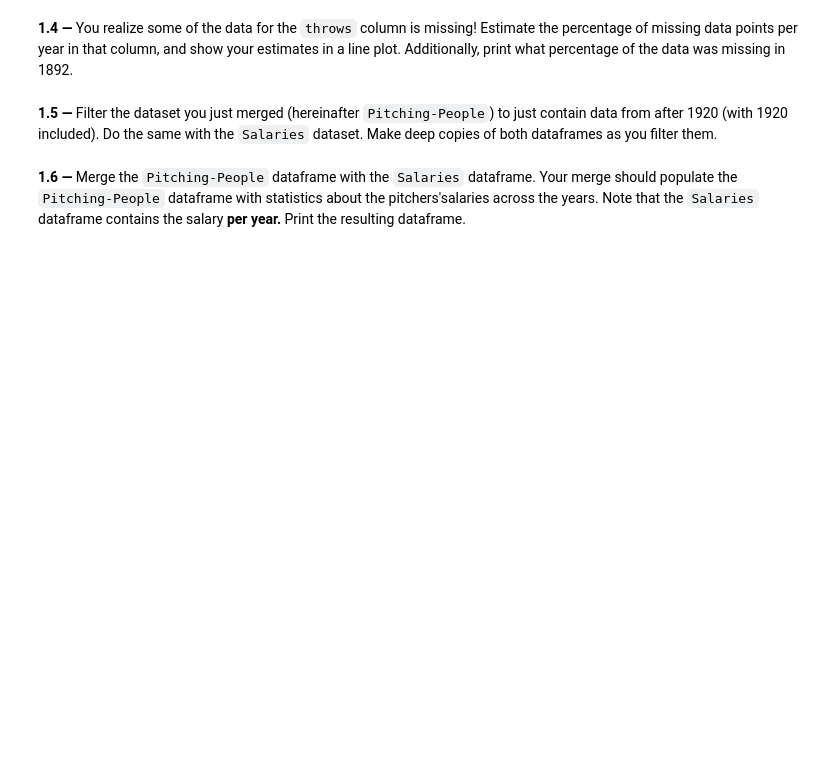
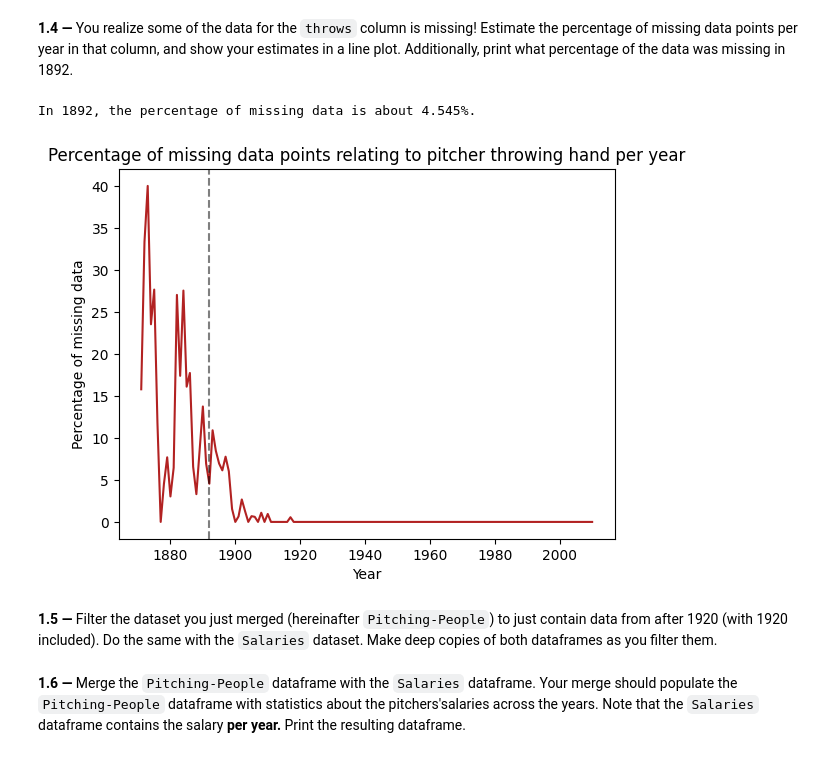
Before and after one commit to benjaminAouzir/FautTrouverUnNomPourADA, a Jupyter notebook: 01 - Pandas Data Wrangling and Data Viz/h1.ipynb, the cells around one changed output. Cells and saved outputs as stored; diff of their text form; code cells hidden in the pictures; blank space fills up the shorter version.

```diff
--- a/01 - Pandas Data Wrangling and Data Viz/h1.ipynb
+++ b/01 - Pandas Data Wrangling and Data Viz/h1.ipynb
@@ -105,5 +104,10 @@ Filtering Salaries and Pitching (no deep copies are made) XXX à voir avec les a
 # %%
+# keep salaries from before 2010
 mask = df_salaries['yearID'] <= 2010
-df_salaries_filt = df_salaries[mask].copy(deep=True)
+df_salaries_filt = df_salaries[mask]
+df_salaries_filt_copy = df_salaries_filt.copy()
+
+# keep pitching from before 2010
 mask = df_pitching['yearID'] <= 2010
-df_pitching_filt = df_pitching[mask].copy(deep=True)
+df_pitching_filt = df_pitching[mask]
+df_pitching_filt_copy = df_pitching_filt.copy()
@@ -126,4 +130,4 @@ Filtering People (no deep copies are made) XXX à voir avec les autres!!!!!!!!!!
 # %%
-df_people_filt = df_people[df_people['throws'].isin(['L', 'R'])]
+df_people_filt = df_people[df_people['throws'].isin(['L', 'R'])].copy()
 # %% [markdown]
 **1.3 —** Merge the `People` dataframe with the `Pitching` dataframe. Your merge should populate the pitching data with statistics about the players. Print the resulting dataframe.
@@ -132,2 +134,4 @@ Merging the Pitching and People dataframes
 # %%
-merged_df = pd.merge(df_people_filt, df_pitching_filt, on='playerID', how='inner')
+# merge both dataframes (we keep the keys from the pitching df)
+pitching_ft_people = pd.merge(df_people_filt, df_pitching_filt, on='playerID', how='right')
+display(pitching_ft_people)
@@ -134,4 +152,23 @@ merged_df = pd.merge(df_people_filt, df_pitching_filt, on='playerID', how='inner
 # %% [markdown]
 **1.4 —** You realize some of the data for the `throws` column is missing! Estimate the percentage of missing data points per year in that column, and show your estimates in a line plot. Additionally, print what percentage of the data was missing in 1892.
+# %%
+# count the number of NaN values per year in the merged dataframe
+nan_by_year = 100 * pitching_ft_people.groupby("yearID")["throws"].apply(lambda x: x.isna().sum()/x.shape[0])
+
+# plot the data
+nan_by_year.plot(color='firebrick')
+
+plt.title('Percentage of missing data points relating to pitcher throwing hand per year')
+plt.xlabel('Year')
+plt.ylabel('Percentage of missing data')
+
+plt.axvline(x=1892, color='black', alpha=0.5, linestyle="--")
+
+plt.plot()
+
+print('In 1892, the percentage of missing data is about ' + str(nan_by_year[1892].round(3)) + '%.')
+# %% [output]
+In 1892, the percentage of missing data is about 4.545%.
+[figure, added]
 # %% [markdown]
 **1.5 —** Filter the dataset you just merged (hereinafter `Pitching-People`) to just contain data from after 1920 (with 1920 included). Do the same with the `Salaries` dataset. Make deep copies of both dataframes as you filter them.
```
Also changed, not shown: parts of 14 cells of this notebook.
